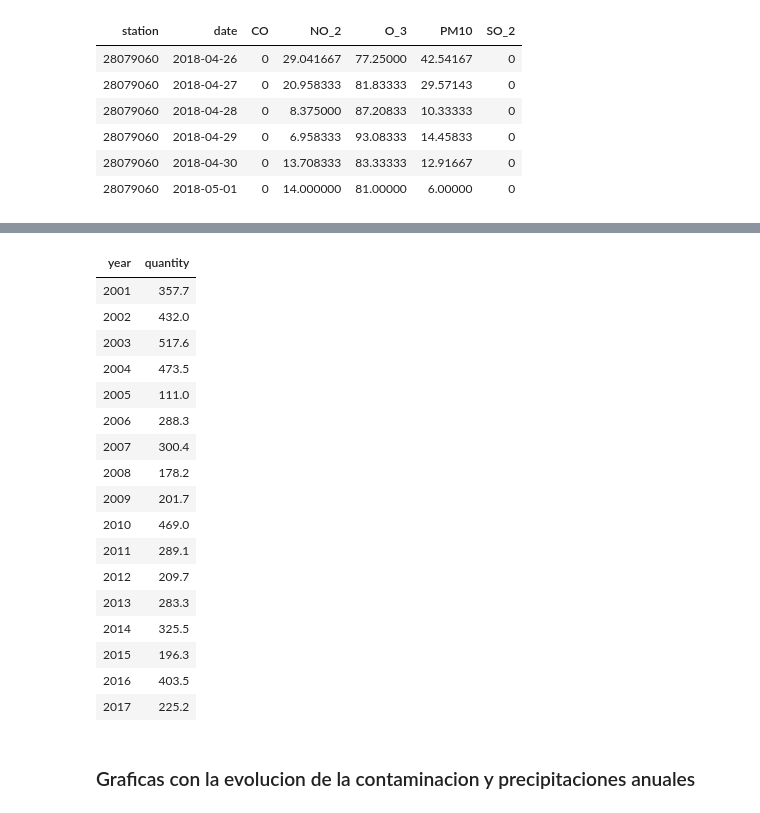
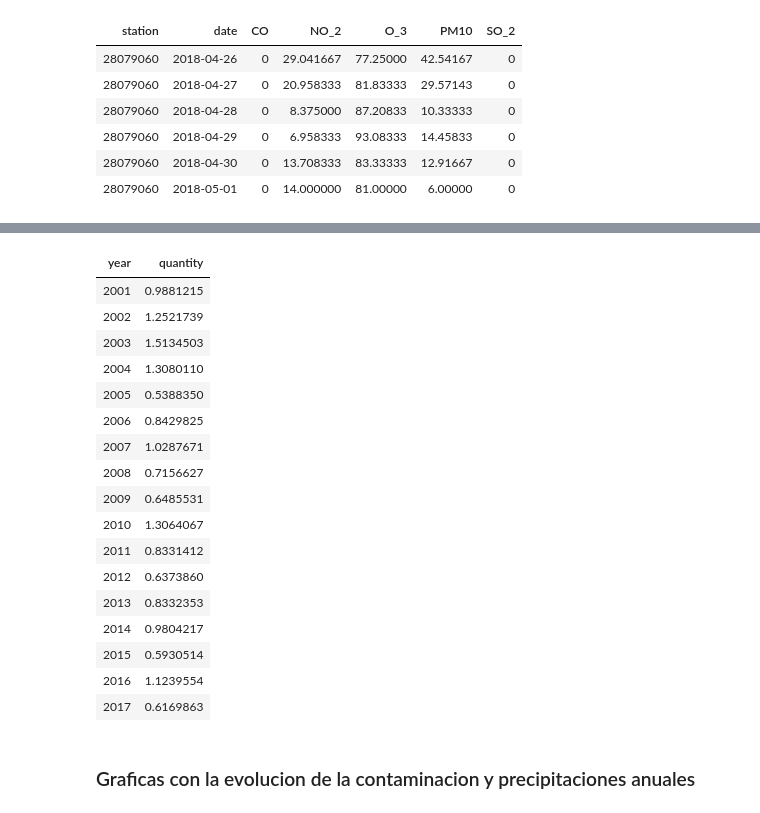
Before and after one commit to manumonforte/DataMining-BigDataParadigm, a Jupyter notebook: Estudio.ipynb, the cells around one changed output, grey strips where cells are left out. Saved outputs shown, nothing was run; the diff lists cells and outputs as text; code cells hidden in the pictures.

```diff
--- a/Estudio.ipynb
+++ b/Estudio.ipynb
@@ -586,34 +657,33 @@ head(madrid_year, n = 17)
 # %%
 # divido por año, mes y dia
 rainfall_year <-rainfall %>% separate(date, sep="-", into = c("year", "month", "day"))
 
-# sumo todos los dias del año para cada gas
 rainfall_year <- rainfall_year %>%
   group_by(year) %>%
-  summarise(quantity = sum(quantity, na.rm = TRUE))
+  summarise(quantity = mean(quantity, na.rm = TRUE))
 
 rainfall_year <- rainfall_year[-c(18),] # quito 2018 como en la tabla de contaminacion
 
-head(rainfall_year, n = 17)
+head(rainfall_year, n = 18)
 # %% [output]
 | year | quantity |
-| 2001 | 357.7 |
-| 2002 | 432.0 |
-| 2003 | 517.6 |
-| 2004 | 473.5 |
-| 2005 | 111.0 |
-| 2006 | 288.3 |
-| 2007 | 300.4 |
-| 2008 | 178.2 |
-| 2009 | 201.7 |
-| 2010 | 469.0 |
-| 2011 | 289.1 |
-| 2012 | 209.7 |
-| 2013 | 283.3 |
-| 2014 | 325.5 |
-| 2015 | 196.3 |
-| 2016 | 403.5 |
-| 2017 | 225.2 |
+| 2001 | 0.9881215 |
+| 2002 | 1.2521739 |
+| 2003 | 1.5134503 |
+| 2004 | 1.3080110 |
+| 2005 | 0.5388350 |
+| 2006 | 0.8429825 |
+| 2007 | 1.0287671 |
+| 2008 | 0.7156627 |
+| 2009 | 0.6485531 |
+| 2010 | 1.3064067 |
+| 2011 | 0.8331412 |
+| 2012 | 0.6373860 |
+| 2013 | 0.8332353 |
+| 2014 | 0.9804217 |
+| 2015 | 0.5930514 |
+| 2016 | 1.1239554 |
+| 2017 | 0.6169863 |
 # %% [markdown]
 ### Graficas con la evolucion de la contaminacion y precipitaciones anuales
 # %%
```
Also changed, not shown: parts of 19 cells of this notebook.
